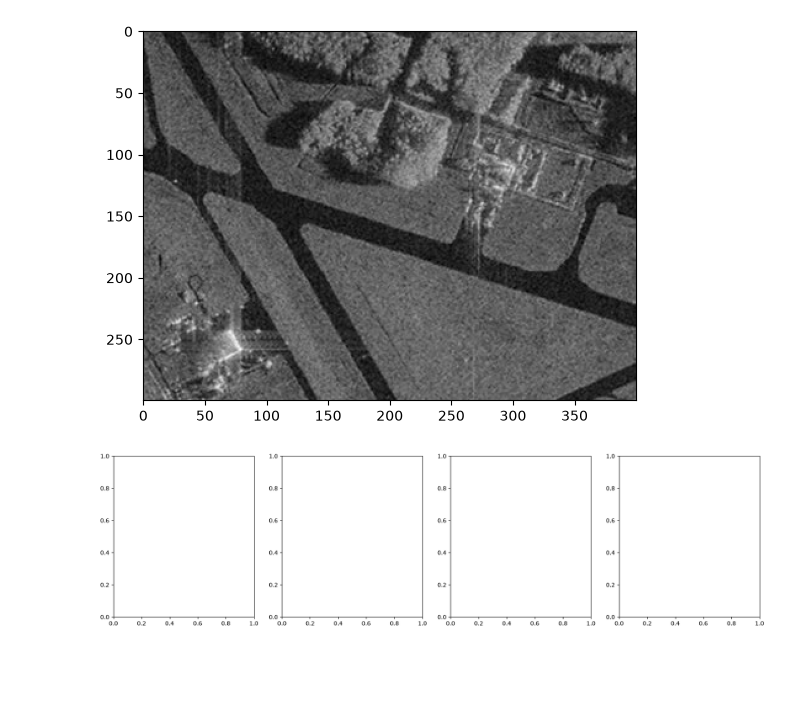
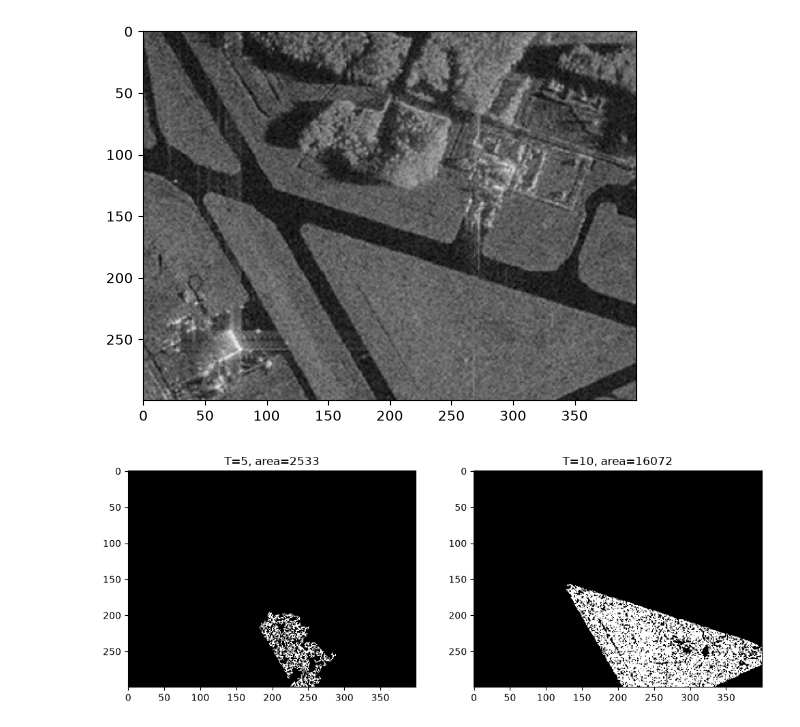
Before and after one commit to lixius-murk/IP-practice, a Jupyter notebook: Practice_4/solution.ipynb, the cells around one changed output. Saved outputs shown, nothing was run; the diff lists cells and outputs as text; code cells hidden in the pictures; blank space fills up the shorter version.

Commit message:
fixed homo for task4

```diff
--- a/Practice_4/solution.ipynb
+++ b/Practice_4/solution.ipynb
@@ -10,7 +11,7 @@ import matplotlib.pyplot as plt
 # %%
 image_lawn = cv2.imread('sar_1.jpg')
-image_lawn_gray = cv2.cvtColor(image_lawn, cv2.COLOR_BGR2GRAY)
-plt.imshow(image_lawn_gray, cmap='gray')
+image_gray = cv2.cvtColor(image_lawn, cv2.COLOR_BGR2GRAY)
+plt.imshow(image_gray, cmap='gray')
 # %% [output]
 <matplotlib.image.AxesImage at 0x...>
 [figure]
@@ -24,7 +25,7 @@ def homo_average(img, mask, point, T):
 
     return False
 # %%
-def region_growing(image, seed_point, homo_fun, r, T):
+def region_growing(image, seed_point, homo_average, r, T):
     mask = np.zeros(image.shape, np.uint8)
     mask[seed_point] = 1
     count = 1
@@ -34,7 +35,7 @@ def region_growing(image, seed_point, homo_fun, r, T):
         candidates = np.argwhere((neighbors > 0) & (mask == 0))
         local_mask = np.zeros(image.shape, np.uint8)
         for i, j in candidates:
-            if homo_fun(image, mask, (i, j), T):
+            if homo_average(image, mask, (i, j), T):
                 local_mask[i, j] = 1
         count = np.count_nonzero(local_mask)
         mask += local_mask
@@ -42,7 +43,16 @@ def region_growing(image, seed_point, homo_fun, r, T):
     return mask*255
 # %%
 seed_point = (250, 250)
-T_params = [5, 10, 15, 20]
-fig, axs = plt.subplots(1, len(T_params), figsize=(20, 5))
+t_params = [5, 10, 15, 20]
+r_param = 4
+t_param = t_params[3]
+k_params = [3, 4, 5, 6]
+fig, axs = plt.subplots(1, 2, figsize=(12, 5))
+
+
+for ax, T in zip(axs, t_params):
+    mask_T = region_growing(image_gray, seed_point, homo_average, 1, T)
+    ax.imshow(mask_T, cmap='gray')
+    ax.set_title(f'T={T}, area={np.count_nonzero(mask_T)}')
 # %% [output]
-[figure, old version]
+[figure, new version]
```
Also changed, not shown: parts of 7 cells of this notebook, 1 other file.
